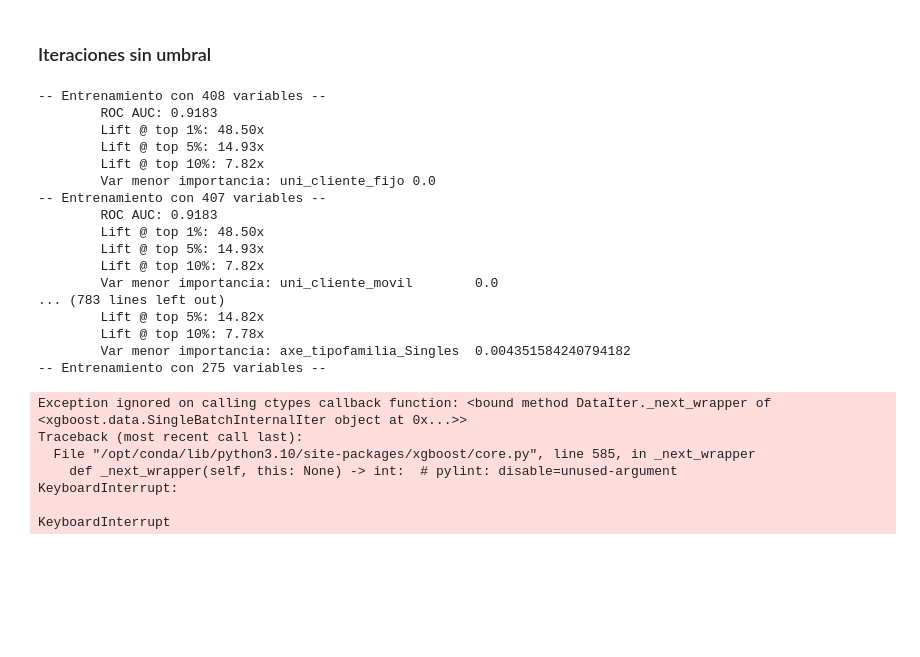
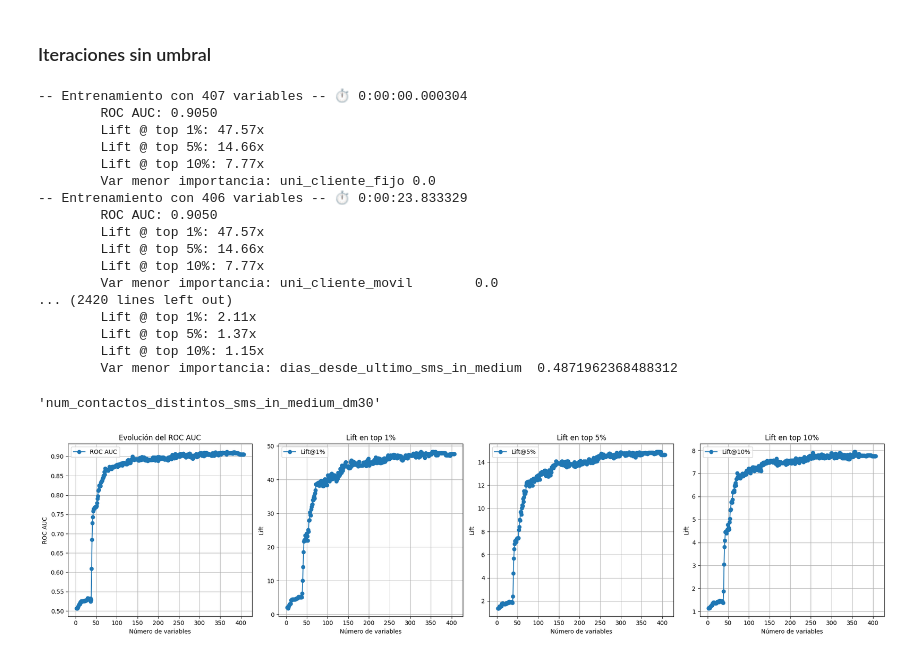
Before and after one commit to 18mgdev/tfm, a Jupyter notebook: analisis_exploratorio.ipynb, the cells around one changed output. Cells and saved outputs as stored; diff of their text form; code cells hidden in the pictures; blank space fills up the shorter version.

```diff
--- a/analisis_exploratorio.ipynb
+++ b/analisis_exploratorio.ipynb
@@ -709,8 +685,12 @@ LIFT_PERCENTILES=[1, 5, 10]
 metrics_hist=[]
 variables_borradas=[]
 
+start_time = time.time()
 while(X_train.shape[1]>1):
-    print("-- Entrenamiento con", X_train.shape[1], "variables --")
+    now_time = time.time()
+    duracion = timedelta(seconds=now_time - start_time)
+
+    print(f"-- Entrenamiento con {X_train.shape[1]} variables -- ⏱️ {duracion}")
     modelo = XGBClassifier(n_estimators=200, random_state=42)
     modelo.fit(X_train, y_train)
 
@@ -751,58 +731,57 @@ while(X_train.shape[1]>1):
     X_val=X_val.drop(df_importancia['caracteristica'][0])
     variables_borradas.append(df_importancia['caracteristica'][0])
 # %% [output]
--- Entrenamiento con 408 variables --
-        ROC AUC: 0.9183
-        Lift @ top 1%: 48.50x
-        Lift @ top 5%: 14.93x
-        Lift @ top 10%: 7.82x
+-- Entrenamiento con 407 variables -- ⏱️ 0:00:00.000304
+        ROC AUC: 0.9050
+        Lift @ top 1%: 47.57x
+        Lift @ top 5%: 14.66x
+        Lift @ top 10%: 7.77x
         Var menor importancia: uni_cliente_fijo 0.0
--- Entrenamiento con 407 variables --
-        ROC AUC: 0.9183
-        Lift @ top 1%: 48.50x
-        Lift @ top 5%: 14.93x
-        Lift @ top 10%: 7.82x
+-- Entrenamiento con 406 variables -- ⏱️ 0:00:23.833329
+        ROC AUC: 0.9050
+        Lift @ top 1%: 47.57x
+        Lift @ top 5%: 14.66x
+        Lift @ top 10%: 7.77x
         Var menor importancia: uni_cliente_movil        0.0
-... (783 lines left out)
-        Lift @ top 5%: 14.82x
-        Lift @ top 10%: 7.78x
-        Var menor importancia: axe_tipofamilia_Singles  0.004351584240794182
--- Entrenamiento con 275 variables --
+... (2420 lines left out)
+        Lift @ top 1%: 2.11x
+        Lift @ top 5%: 1.37x
+        Lift @ top 10%: 1.15x
+        Var menor importancia: dias_desde_ultimo_sms_in_medium  0.4871962368488312
-Exception ignored on calling ctypes callback function: <bound method DataIter._next_wrapper of <xgboost.data.SingleBatchInternalIter object at 0x...>>
-Traceback (most recent call last):
-  File "/opt/conda/lib/python3.10/site-packages/xgboost/core.py", line 585, in _next_wrapper
-    def _next_wrapper(self, this: None) -> int:  # pylint: disable=unused-argument
-KeyboardInterrupt:
-
-KeyboardInterrupt
+# %%
+X_train.columns[0]
+# %% [output]
+'num_contactos_distintos_sms_in_medium_dm30'
 # %%
 # Convertir métricas a DataFrame
 df_metrics = pd.DataFrame(metrics_hist)
 
 # Añadir columna con las variables eliminadas (excepto la última que no se llegó a borrar)
-df_metrics["var_eliminada"] = variables_borradas + [None]  # Para igualar longitudes
+df_metrics["var_eliminada"] = variables_borradas# + [None]  # Para igualar longitudes
 
 # Crear figura
 fig, axes = plt.subplots(1, len(LIFT_PERCENTILES) + 1, figsize=(5 * (len(LIFT_PERCENTILES) + 1), 5), sharex=True)
 
 # Gráfico 1: ROC AUC
 axes[0].plot(df_metrics["n_features"], df_metrics["roc_auc"], marker='o', label="ROC AUC")
 axes[0].set_title("Evolución del ROC AUC")
 axes[0].set_xlabel("Número de variables")
 axes[0].set_ylabel("ROC AUC")
 axes[0].invert_xaxis()
 axes[0].grid(True)
 axes[0].legend()
 
 # Gráficos de LIFT
 for i, p in enumerate(LIFT_PERCENTILES):
     axes[i+1].plot(df_metrics["n_features"], df_metrics[f"lift@{p}%"], marker='o', label=f"Lift@{p}%")
     axes[i+1].set_title(f"Lift en top {p}%")
     axes[i+1].set_xlabel("Número de variables")
     axes[i+1].set_ylabel("Lift")
     axes[i+1].invert_xaxis()
     axes[i+1].grid(True)
     axes[i+1].legend()
 
 plt.tight_layout()
 plt.show()
+# %% [output]
+[figure, added]
```
Also changed, not shown: parts of 18 cells of this notebook.
